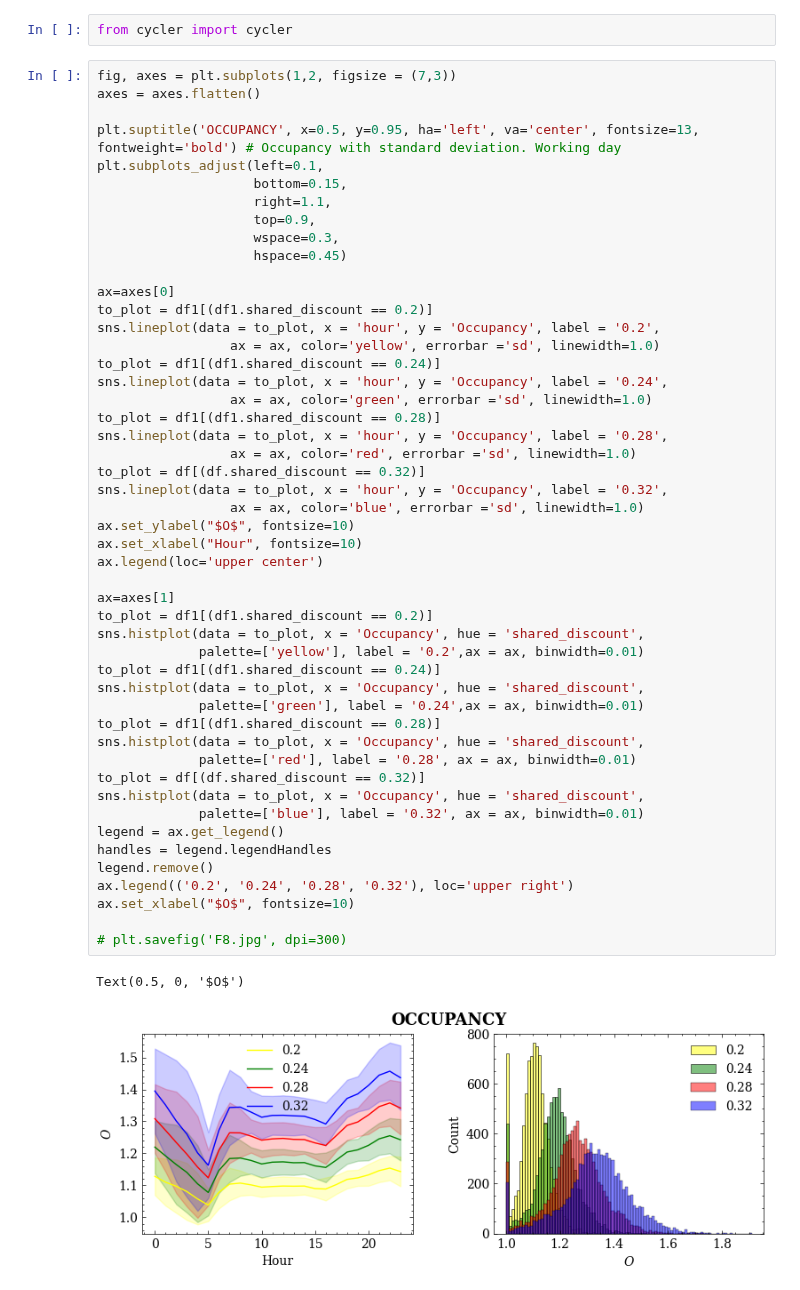
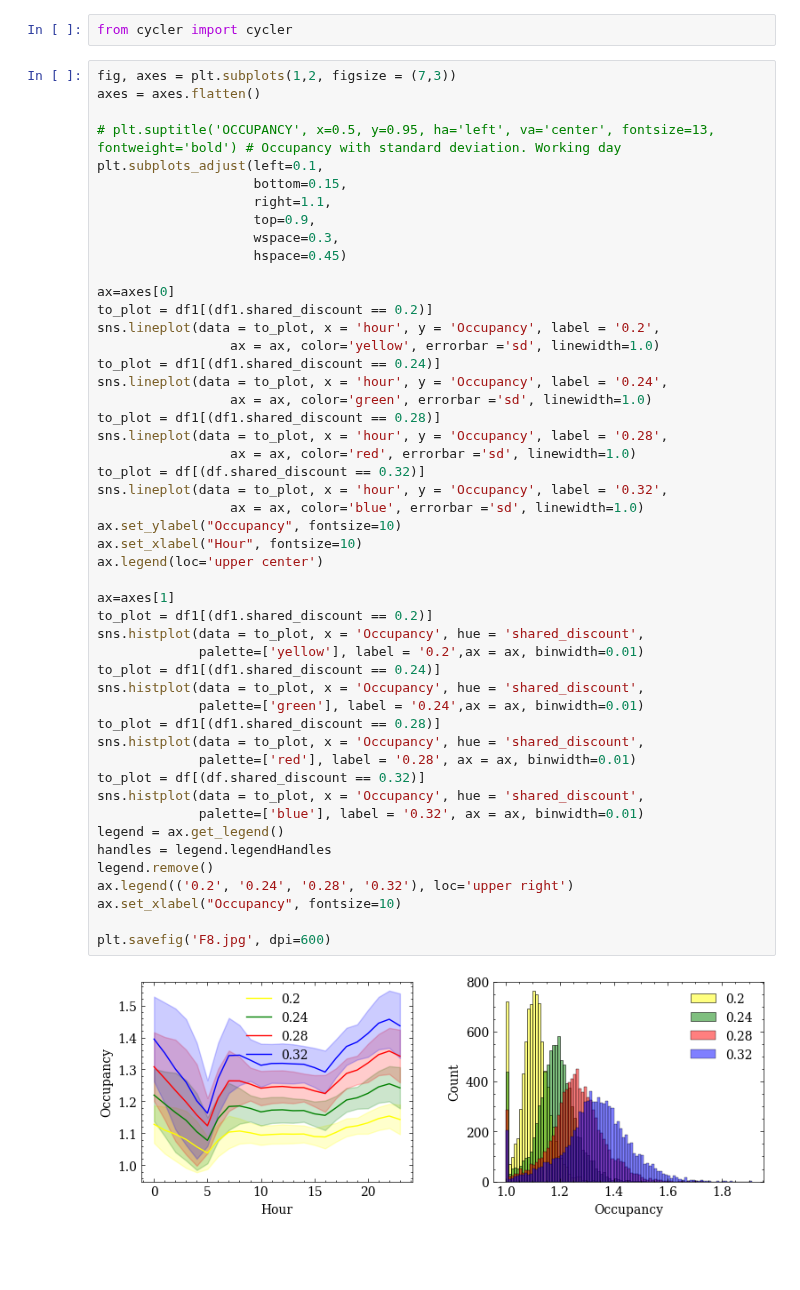
Before and after one commit to OlhaShulikaUJ/ExMAS-plotting, a Jupyter notebook: NYC KPI DA.ipynb, the cells around one changed output. Cells and saved outputs as stored; diff of their text form; blank space fills up the shorter version.

```diff
--- a/NYC KPI DA.ipynb
+++ b/NYC KPI DA.ipynb
@@ -357,7 +395,7 @@ from cycler import cycler
 fig, axes = plt.subplots(1,2, figsize = (7,3))
 axes = axes.flatten()
 
-plt.suptitle('OCCUPANCY', x=0.5, y=0.95, ha='left', va='center', fontsize=13, fontweight='bold') # Occupancy with standard deviation. Working day
+# plt.suptitle('OCCUPANCY', x=0.5, y=0.95, ha='left', va='center', fontsize=13, fontweight='bold') # Occupancy with standard deviation. Working day
 plt.subplots_adjust(left=0.1,
                     bottom=0.15,
                     right=1.1,
@@ -373,35 +411,34 @@ to_plot = df1[(df1.shared_discount == 0.24)]
 sns.lineplot(data = to_plot, x = 'hour', y = 'Occupancy', label = '0.24',
                  ax = ax, color='green', errorbar ='sd', linewidth=1.0)
 to_plot = df1[(df1.shared_discount == 0.28)]
 sns.lineplot(data = to_plot, x = 'hour', y = 'Occupancy', label = '0.28',
                  ax = ax, color='red', errorbar ='sd', linewidth=1.0)
 to_plot = df[(df.shared_discount == 0.32)]
 sns.lineplot(data = to_plot, x = 'hour', y = 'Occupancy', label = '0.32',
                  ax = ax, color='blue', errorbar ='sd', linewidth=1.0)
-ax.set_ylabel("$O$", fontsize=10)
+ax.set_ylabel("Occupancy", fontsize=10)
 ax.set_xlabel("Hour", fontsize=10)
 ax.legend(loc='upper center')
 
 ax=axes[1]
 to_plot = df1[(df1.shared_discount == 0.2)]
 sns.histplot(data = to_plot, x = 'Occupancy', hue = 'shared_discount',
              palette=['yellow'], label = '0.2',ax = ax, binwidth=0.01)
 to_plot = df1[(df1.shared_discount == 0.24)]
 sns.histplot(data = to_plot, x = 'Occupancy', hue = 'shared_discount',
              palette=['green'], label = '0.24',ax = ax, binwidth=0.01)
 to_plot = df1[(df1.shared_discount == 0.28)]
 sns.histplot(data = to_plot, x = 'Occupancy', hue = 'shared_discount',
              palette=['red'], label = '0.28', ax = ax, binwidth=0.01)
 to_plot = df[(df.shared_discount == 0.32)]
 sns.histplot(data = to_plot, x = 'Occupancy', hue = 'shared_discount',
              palette=['blue'], label = '0.32', ax = ax, binwidth=0.01)
 legend = ax.get_legend()
 handles = legend.legendHandles
 legend.remove()
 ax.legend(('0.2', '0.24', '0.28', '0.32'), loc='upper right')
-ax.set_xlabel("$O$", fontsize=10)
+ax.set_xlabel("Occupancy", fontsize=10)
 
-# plt.savefig('F8.jpg', dpi=300)
+plt.savefig('F8.jpg', dpi=600)
 # %% [output]
-Text(0.5, 0, '$O$')
-[figure, old version]
+[figure, new version]
```
Also changed, not shown: parts of 2 cells of this notebook.
